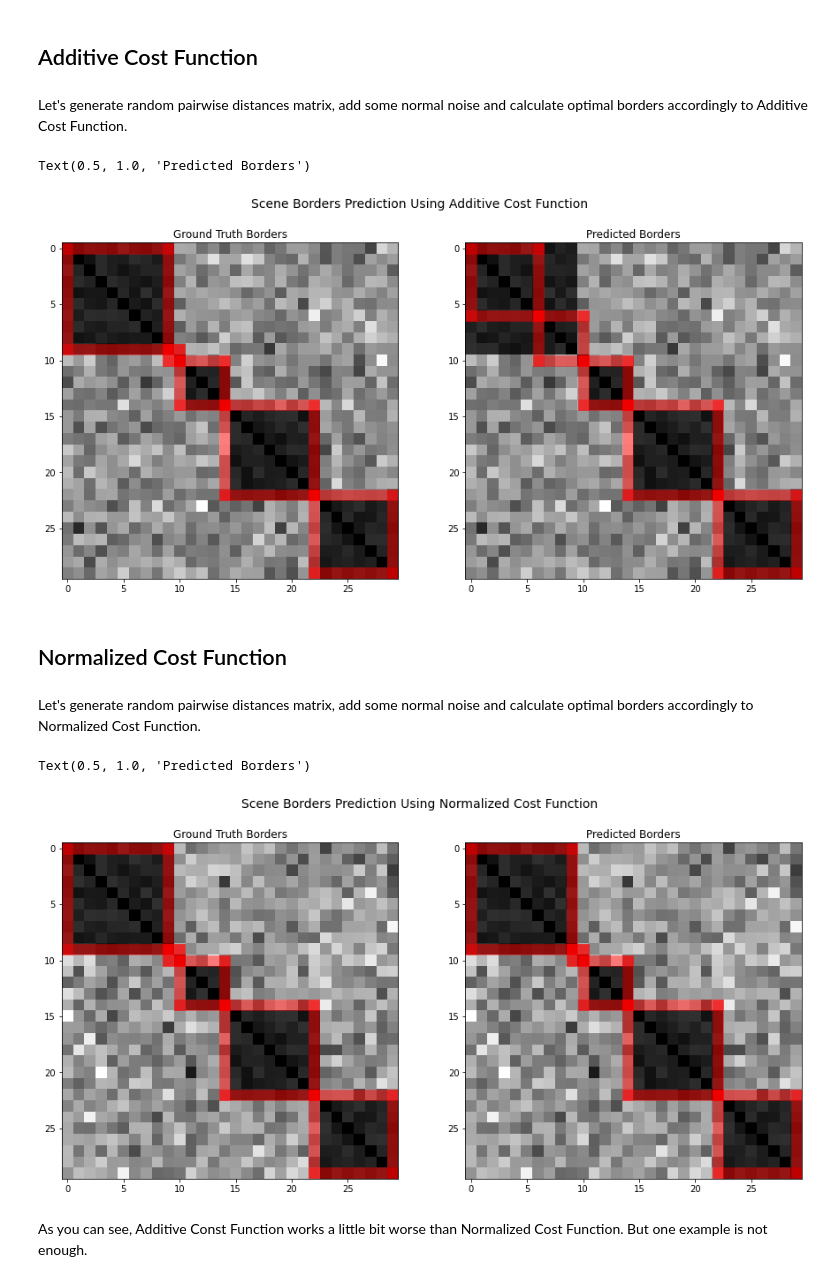
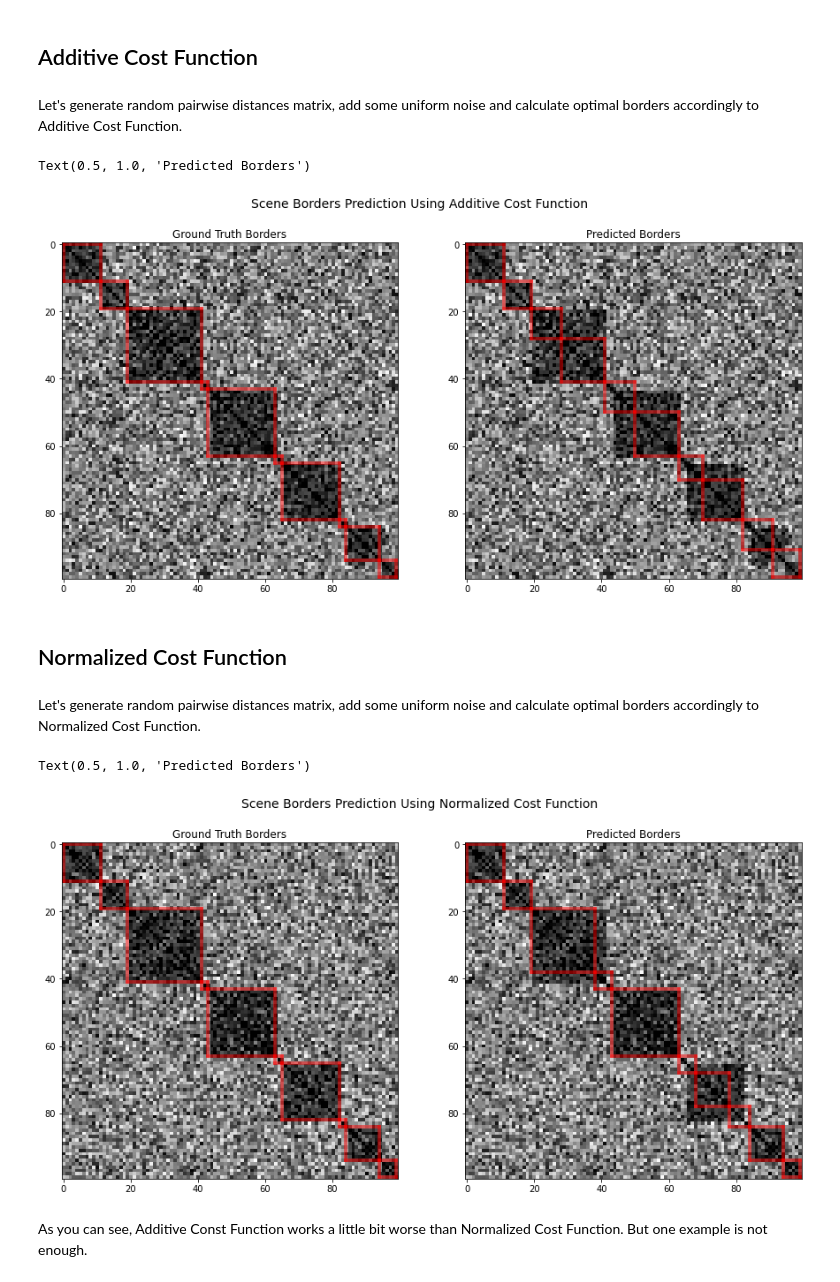
Before and after one commit to ivi-ru/video-scene-detection, a Jupyter notebook: examples.ipynb, the cells around one changed output. Saved outputs shown, nothing was run; the diff lists cells and outputs as text; code cells hidden in the pictures.

Commit message:
Fix synth examples generation to make matrixes symmetric. Add image to readme.

```diff
--- a/examples.ipynb
+++ b/examples.ipynb
@@ -111,18 +111,20 @@ def get_synth_example(
     :param random_seed: value for random numbers generator initialization
     :return: pairwise distance matrix and scene borders
     """
-    synth_distances = np.random.normal(size=(features_count, features_count)) + 4
+    synth_distances = np.random.uniform(size=(features_count, features_count))
     np.random.seed(random_seed)
     random_t = np.random.choice(range(2, features_count - 1), size=scenes_count-1, replace=False)
     random_t.sort()
     for i, t in enumerate(random_t):
         if i == 0:
-            synth_distances[0:t, 0:t] = 0.5
+            synth_distances[0:t, 0:t] = np.clip(synth_distances[0:t, 0:t] - 0.4, 0., 1.)
         else:
-            synth_distances[random_t[i - 1]:t, random_t[i - 1]:t] =  0.5
-    synth_distances[random_t[-1]:features_count, random_t[-1]:features_count] =  0.5
+            synth_distances[random_t[i - 1]:t, random_t[i - 1]:t] = \
+                np.clip(synth_distances[random_t[i - 1]:t, random_t[i - 1]:t] - 0.4, 0., 1.)
+    synth_distances[random_t[-1]:features_count, random_t[-1]:features_count] = \
+        np.clip(synth_distances[random_t[-1]:features_count, random_t[-1]:features_count] - 0.4, 0., 1.)
     random_t = np.append(random_t, [features_count])
-    synth_distances = synth_distances + np.random.uniform(size=synth_distances.shape)
+    synth_distances = (synth_distances + synth_distances.T)/2
 
     np.fill_diagonal(synth_distances, 0)
     return synth_distances, random_t - 1
@@ -143,10 +145,10 @@ def get_intervals_from_borders(borders: np.ndarray) -> List[List[Tuple[int, int]
 # %% [markdown]
 ## Additive Cost Function
 # %% [markdown]
-Let's generate random pairwise distances matrix, add some normal noise and calculate optimal borders accordingly to Additive Cost Function.
+Let's generate random pairwise distances matrix, add some uniform noise and calculate optimal borders accordingly to Additive Cost Function.
 # %%
-shots_count = 30
-scenes_count = 5
+shots_count = 100
+scenes_count = 10
 distances, synth_scene_borders = get_synth_example(shots_count, scenes_count)
 optimal_scene_borders = get_optimal_sequence_add(distances, scenes_count)
 figs, axs = plt.subplots(1,2, figsize=(15,7))
@@ -157,24 +159,25 @@ plot_distances_chart(distances, optimal_scene_borders, axs[1])
 axs[1].set_title('Predicted Borders')
 # %% [output]
 Text(0.5, 1.0, 'Predicted Borders')
-[figure, old version]
+[figure, new version]
 # %% [markdown]
 ## Normalized Cost Function
 # %% [markdown]
-Let's generate random pairwise distances matrix, add some normal noise and calculate optimal borders accordingly to Normalized Cost Function.
+Let's generate random pairwise distances matrix, add some uniform noise and calculate optimal borders accordingly to Normalized Cost Function.
 # %%
-scenes_count = 5
+shots_count = 100
+scenes_count = 10
 distances, synth_scene_borders = get_synth_example(shots_count, scenes_count)
 optimal_scene_borders = get_optimal_sequence_nrm(distances, scenes_count)
 figs, axs = plt.subplots(1,2, figsize=(15,7))
 figs.suptitle('Scene Borders Prediction Using Normalized Cost Function', fontsize=14)
 plot_distances_chart(distances, synth_scene_borders, axs[0])
 axs[0].set_title('Ground Truth Borders')
 plot_distances_chart(distances, optimal_scene_borders, axs[1])
 axs[1].set_title('Predicted Borders')
 # %% [output]
 Text(0.5, 1.0, 'Predicted Borders')
-[figure, old version]
+[figure, new version]
 # %% [markdown]
 As you can see, Additive Const Function works a little bit worse than Normalized Cost Function. But one example is not enough.
 # %% [markdown]
```
Also changed, not shown: parts of 2 cells of this notebook, 2 other files.
